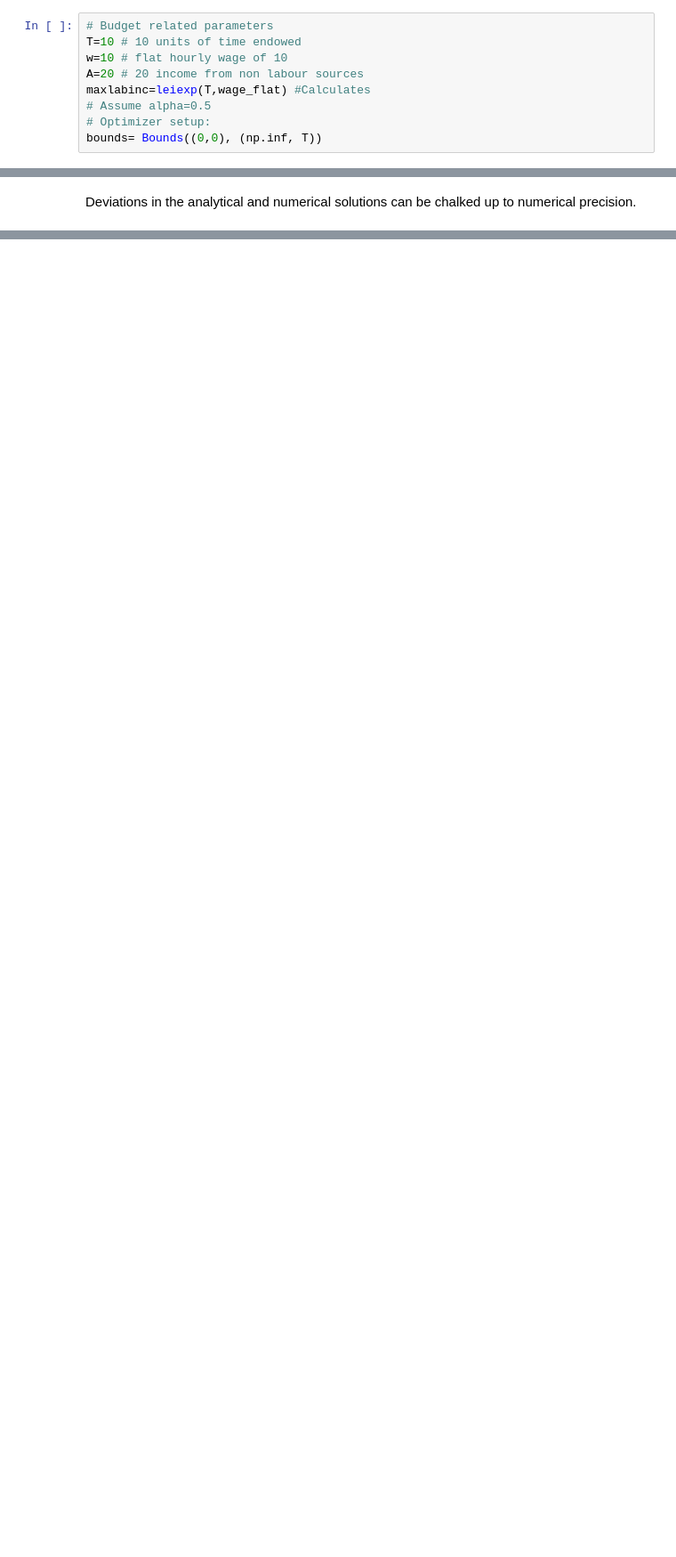
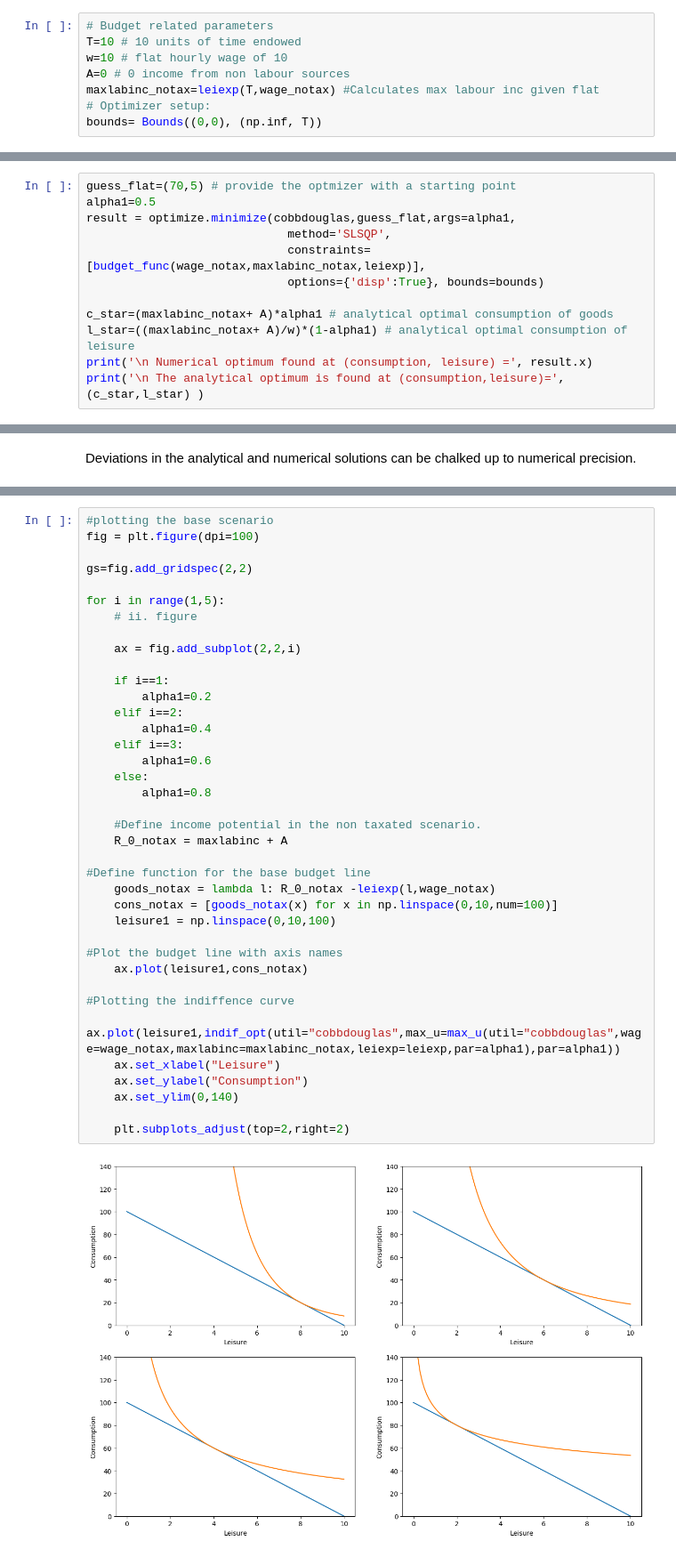
Before and after one commit to NumEconCopenhagen/projects-2019-computer-says-no, a Jupyter notebook: modelproject/modelproject.ipynb, the cells around one changed output, grey strips where cells are left out. Shown at 89% size. Drawn from its saved outputs; the diff is of its cells as text; blank space fills up the shorter version.

```diff
--- a/modelproject/modelproject.ipynb
+++ b/modelproject/modelproject.ipynb
@@ -167,8 +167,7 @@ However to initially test our program, we will compare the analytical solution f
 # Budget related parameters
 T=10 # 10 units of time endowed
 w=10 # flat hourly wage of 10
-A=20 # 20 income from non labour sources
-maxlabinc=leiexp(T,wage_flat) #Calculates
-# Assume alpha=0.5
+A=0 # 0 income from non labour sources
+maxlabinc_notax=leiexp(T,wage_notax) #Calculates max labour inc given flat
 # Optimizer setup:
 bounds= Bounds((0,0), (np.inf, T))
@@ -225,0 +179,12 @@ Optimization terminated successfully.    (Exit mode 0)
+# %%
+guess_flat=(70,5) # provide the optmizer with a starting point
+alpha1=0.5
+result = optimize.minimize(cobbdouglas,guess_flat,args=alpha1,
+                             method='SLSQP',
+                             constraints=[budget_func(wage_notax,maxlabinc_notax,leiexp)],
+                             options={'disp':True}, bounds=bounds)
+
+c_star=(maxlabinc_notax+ A)*alpha1 # analytical optimal consumption of goods
+l_star=((maxlabinc_notax+ A)/w)*(1-alpha1) # analytical optimal consumption of leisure
+print('\n Numerical optimum found at (consumption, leisure) =', result.x)
+print('\n The analytical optimum is found at (consumption,leisure)=',(c_star,l_star) )
@@ -231,0 +253,40 @@ First we code up a wage function, which accounts for changes in marginal taxatio
+# %%
+#plotting the base scenario
+fig = plt.figure(dpi=100)
+
+gs=fig.add_gridspec(2,2)
+
+for i in range(1,5):
+    # ii. figure
+
+    ax = fig.add_subplot(2,2,i)
+
+    if i==1:
+        alpha1=0.2
+    elif i==2:
+        alpha1=0.4
+    elif i==3:
+        alpha1=0.6
+    else:
+        alpha1=0.8
+
+    #Define income potential in the non taxated scenario.
+    R_0_notax = maxlabinc + A
+
+#Define function for the base budget line
+    goods_notax = lambda l: R_0_notax -leiexp(l,wage_notax)
+    cons_notax = [goods_notax(x) for x in np.linspace(0,10,num=100)]
+    leisure1 = np.linspace(0,10,100)
+
+#Plot the budget line with axis names
+    ax.plot(leisure1,cons_notax)
+
+#Plotting the indiffence curve
+    ax.plot(leisure1,indif_opt(util="cobbdouglas",max_u=max_u(util="cobbdouglas",wage=wage_notax,maxlabinc=maxlabinc_notax,leiexp=leiexp,par=alpha1),par=alpha1))
+    ax.set_xlabel("Leisure")
+    ax.set_ylabel("Consumption")
+    ax.set_ylim(0,140)
+
+    plt.subplots_adjust(top=2,right=2)
+# %% [output]
+[figure, added]
```
Also changed, not shown: parts of 34 cells of this notebook.
